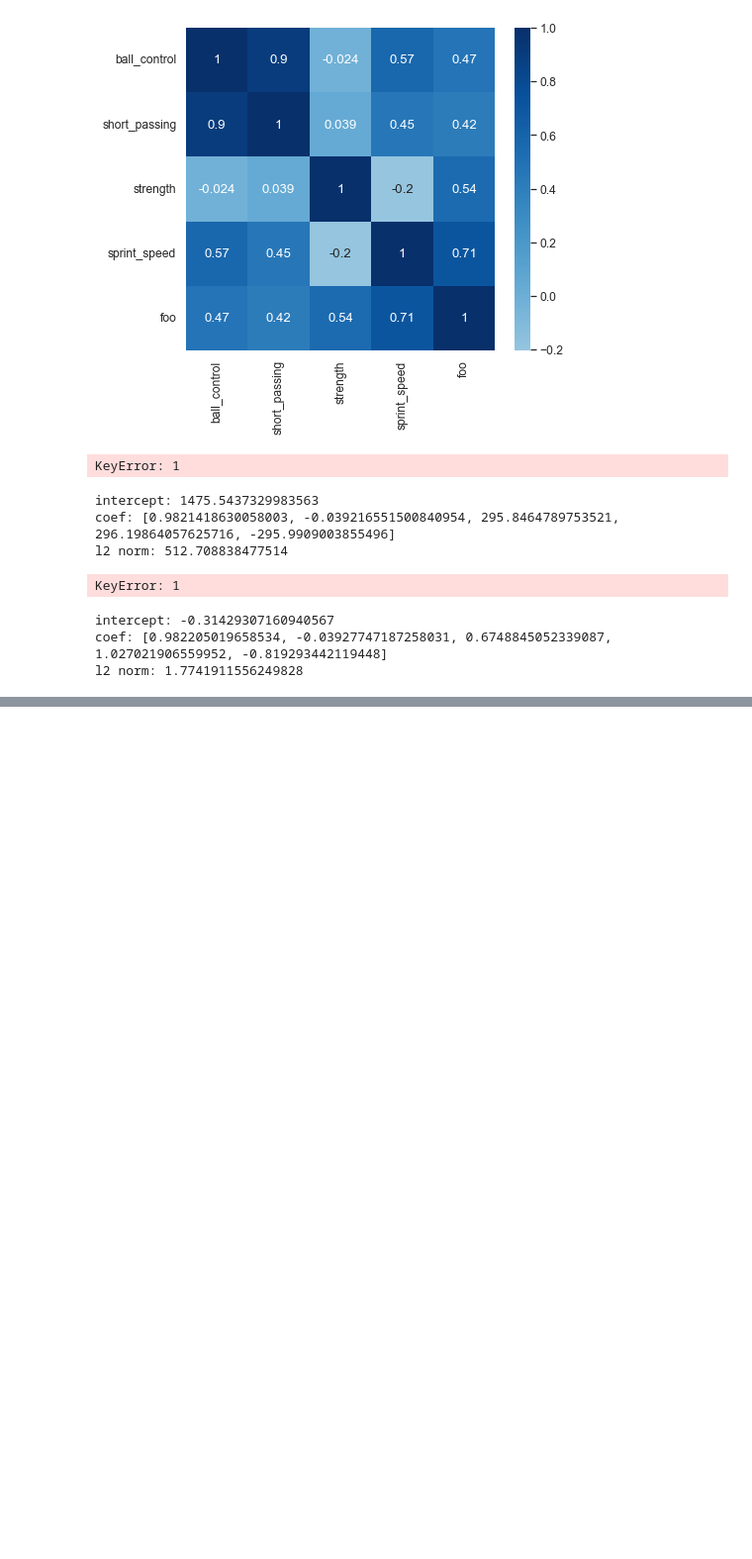
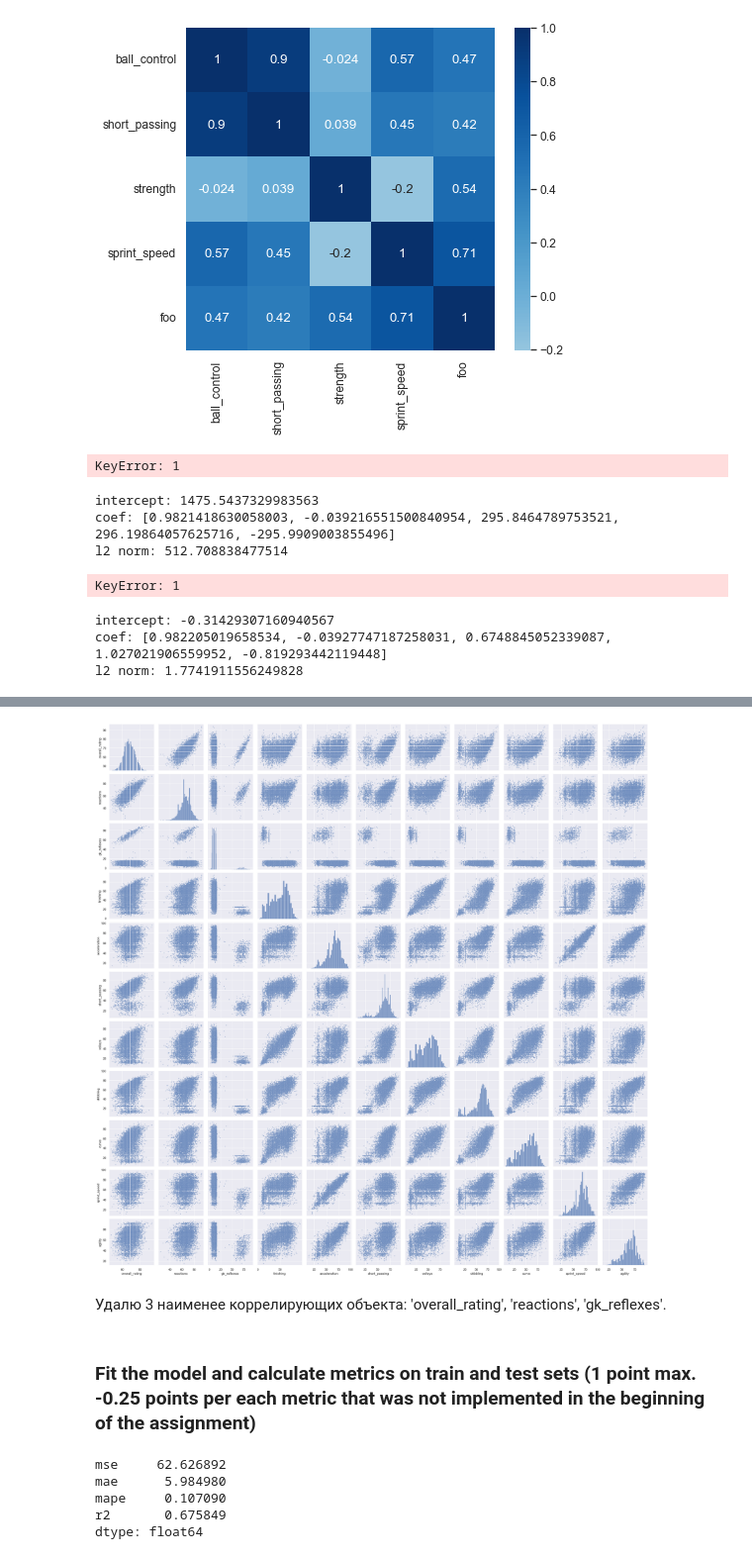
Before and after one commit to AibarBaltykhan/ml-intro-2022Q1, a Jupyter notebook: Linear regression.ipynb, the cells around one changed output, grey strips where cells are left out. Shown at 99% size. Drawn from its saved outputs; the diff is of its cells as text; code cells hidden in the pictures; blank space fills up the shorter version.

```diff
--- a/Linear regression.ipynb
+++ b/Linear regression.ipynb
@@ -879,0 +947,6 @@ l2 norm: 1.7741911556249828
+# %%
+sns.pairplot(DF_TRAIN2[cols], plot_kws={'s': 7, 'alpha': 0.5});
+# %% [output]
+[figure, added]
+# %% [markdown]
+Удалю 3 наименее коррелирующих объекта: 'overall_rating', 'reactions', 'gk_reflexes'.
@@ -879,0 +955,2 @@ l2 norm: 1.7741911556249828
+# %% [markdown]
+### Fit the model and calculate metrics on train and test sets (1 point max. -0.25 points per each metric that was not implemented in the beginning of the assignment)
@@ -879,0 +959,14 @@ l2 norm: 1.7741911556249828
+# %%
+model = LinearRegression(fit_intercept=True)
+model.fit(x_train_2, y_train_2);
+model_intercept = model.intercept_
+model_coef = model.coef_
+model_preds = model.predict(x_test_2)
+metrics_test_2 = get_metrics(y_true=np.asarray(y_test_2), y_pred=model_preds)
+metrics_test_2
+# %% [output]
+mse     62.626892
+mae      5.984980
+mape     0.107090
+r2       0.675849
+dtype: float64
```
Also changed, not shown: parts of 18 cells of this notebook.
